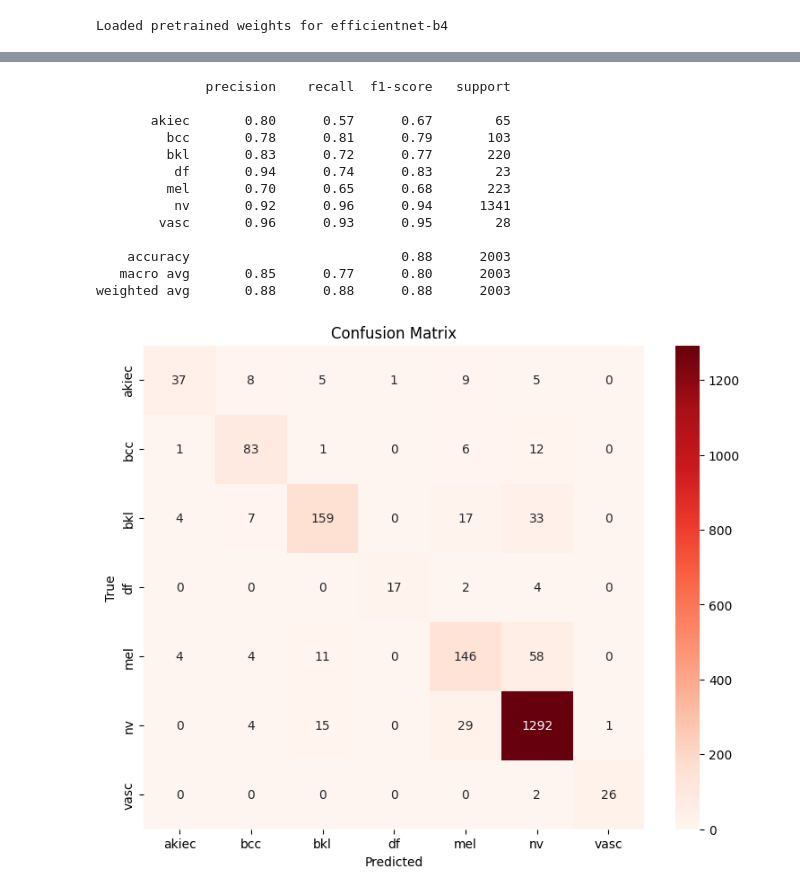
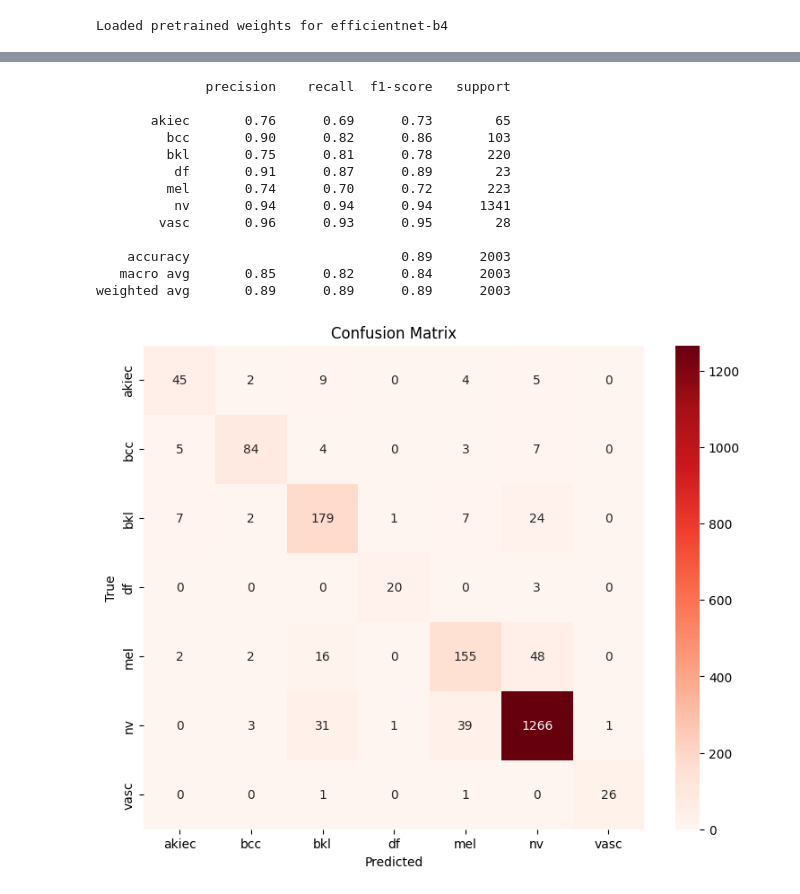
Before and after one commit to frankzohim/AIGC5005-Skin-Cancer-HAM10000, a Jupyter notebook: Skin_Cancer_HAM10000_Final.ipynb, the cells around one changed output, grey strips where cells are left out. Saved outputs shown, nothing was run; the diff lists cells and outputs as text; code cells hidden in the pictures.

```diff
--- a/Skin_Cancer_HAM10000_Final.ipynb
+++ b/Skin_Cancer_HAM10000_Final.ipynb
@@ -215,41 +227,32 @@ for epoch in range(epochs):
 # %%
-# CELL 9 – FINAL EVALUATION WITH TTA
+# CELL 10 – EVALUATION + CONFUSION MATRIX
 model.load_state_dict(torch.load('best_model.pth'))
 model.eval()
-all_preds, all_labels = [], []
+preds, labels = [], []
+with torch.no_grad():
+    for x, y in val_loader:
+        preds.extend(model(x.to(device)).argmax(1).cpu().numpy())
+        labels.extend(y.numpy())
 
-with torch.no_grad():
-    for images, labels in tqdm(val_loader, desc="TTA Evaluation"):
-        images = images.to(device)
-        labels = labels.to(device)
-        output = model(images)
-        output += model(torch.flip(images, [3]))
-        output += model(torch.flip(images, [2]))
-        output += model(torch.flip(images, [2,3]))
-        _, pred = torch.max(output/4, 1)
-        all_preds.extend(pred.cpu().numpy())
-        all_labels.extend(labels.cpu().numpy())
-
-print("\n" + "="*60)
-print("FINAL RESULTS")
-print(classification_report(all_labels, all_preds, target_names=class_names, digits=4))
-cm = confusion_matrix(all_labels, all_preds)
-sns.heatmap(cm, annot=True, fmt='d', cmap='Blues', xticklabels=class_names, yticklabels=class_names)
-plt.title("Confusion Matrix")
+print(classification_report(labels, preds, target_names=class_names))
+plt.figure(figsize=(9,7))
+sns.heatmap(confusion_matrix(labels, preds), annot=True, fmt='d', cmap='Reds',
+            xticklabels=class_names, yticklabels=class_names)
+plt.title('Confusion Matrix'); plt.xlabel('Predicted'); plt.ylabel('True')
 plt.show()
 # %% [output]
               precision    recall  f1-score   support
 
-       akiec       0.80      0.57      0.67        65
-         bcc       0.78      0.81      0.79       103
-         bkl       0.83      0.72      0.77       220
-          df       0.94      0.74      0.83        23
-         mel       0.70      0.65      0.68       223
-          nv       0.92      0.96      0.94      1341
+       akiec       0.76      0.69      0.73        65
+         bcc       0.90      0.82      0.86       103
+         bkl       0.75      0.81      0.78       220
+          df       0.91      0.87      0.89        23
+         mel       0.74      0.70      0.72       223
+          nv       0.94      0.94      0.94      1341
         vasc       0.96      0.93      0.95        28
 
-    accuracy                           0.88      2003
-   macro avg       0.85      0.77      0.80      2003
-weighted avg       0.88      0.88      0.88      2003
+    accuracy                           0.89      2003
+   macro avg       0.85      0.82      0.84      2003
+weighted avg       0.89      0.89      0.89      2003
-[figure, old version]
+[figure, new version]
 # %%
```
Also changed, not shown: parts of 8 cells of this notebook.
